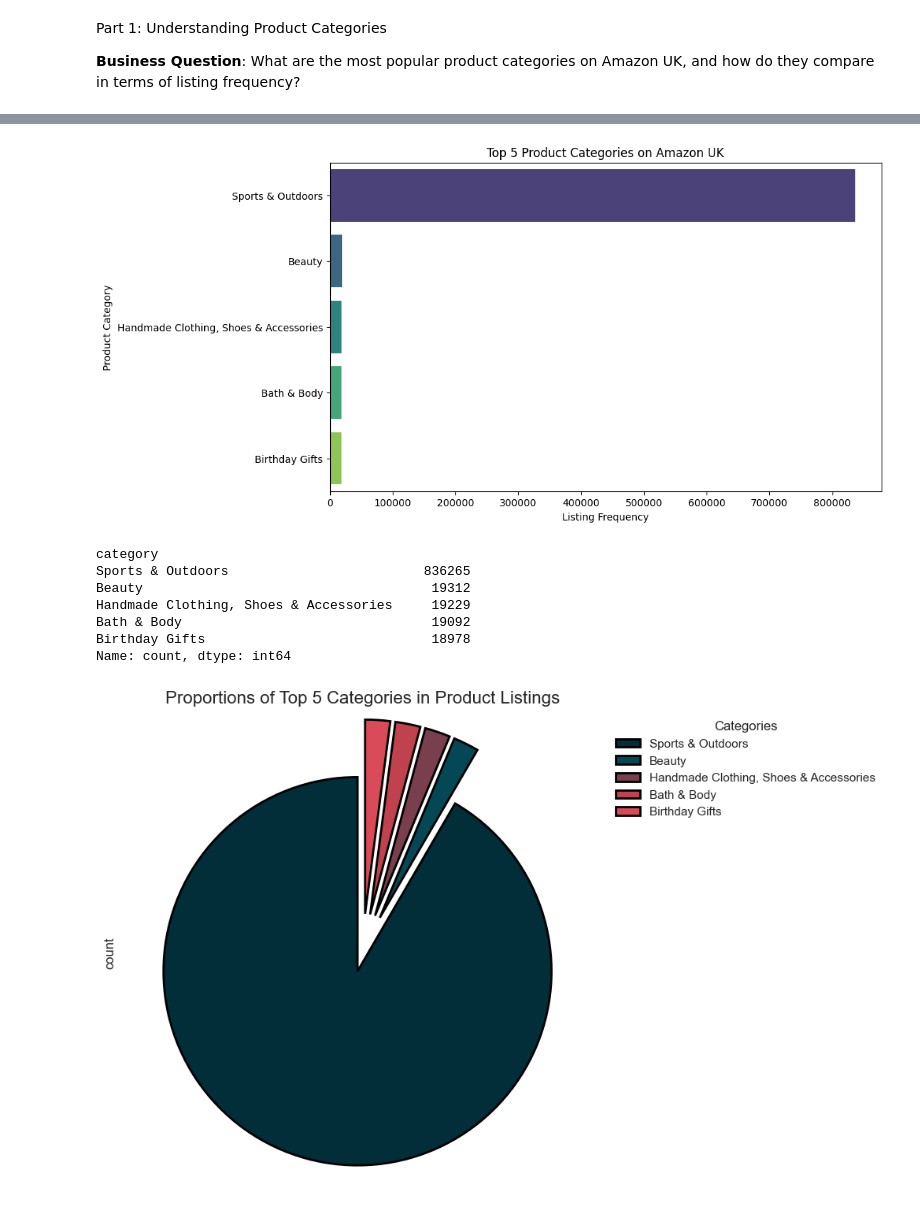
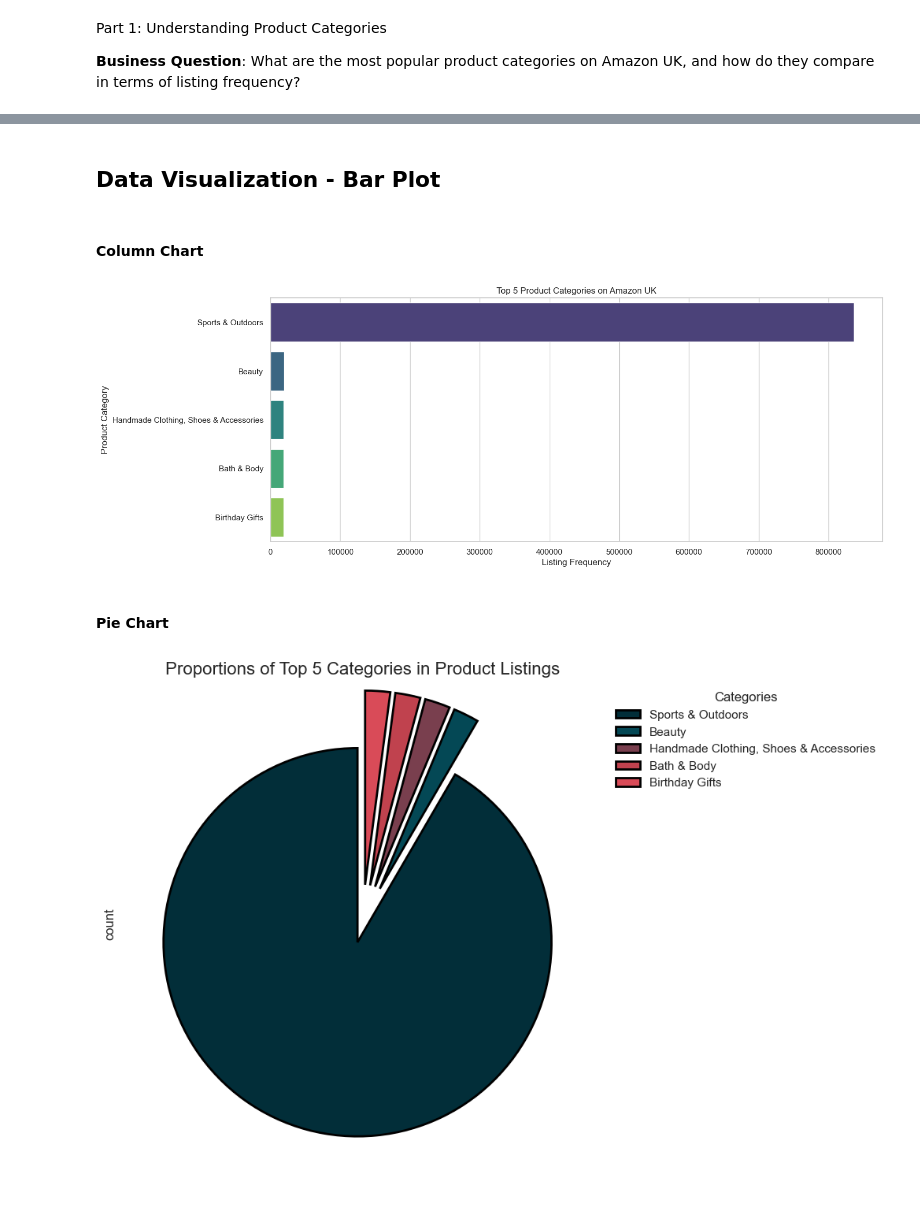
Before and after one commit to MarcelaCAE/lab-eda-univariate, a Jupyter notebook: Univariate_lab.ipynb, the cells around one changed output, grey strips where cells are left out. Cells and saved outputs as stored; diff of their text form; code cells hidden in the pictures.

```diff
--- a/Univariate_lab.ipynb
+++ b/Univariate_lab.ipynb
@@ -92,40 +88,28 @@ Name: count, dtype: int64
+# %% [markdown]
+## Data Visualization - Bar Plot
+# %% [markdown]
+#### Column Chart
 # %%
-#Product Distribution across top categories
-
-# top_5_categories
-top_5_categories = frequency_table_category = df['category'].value_counts().head()
-top_5_categories
-
-
-
 # visualization of the top 5 categories
 
-plt.figure(figsize=(10,6))
+plt.figure(figsize=(15,6))
 ax = sns.barplot(
     x=top_5_categories.values,
     y=top_5_categories.index,
     hue=top_5_categories.index,
     palette='viridis',
     legend=False
 )
 
 plt.title('Top 5 Product Categories on Amazon UK')
 plt.xlabel('Listing Frequency')
 plt.ylabel('Product Category')
 
 plt.show()
 # %% [output]
-[figure, old version]
+[figure, new version]
-# %%
-top_5_categories
-# %% [output]
-category
-Sports & Outdoors                         836265
-Beauty                                     19312
-Handmade Clothing, Shoes & Accessories     19229
-Bath & Body                                19092
-Birthday Gifts                             18978
-Name: count, dtype: int64
+# %% [markdown]
+#### Pie Chart
 # %%
 import matplotlib.pyplot as plt
 import seaborn as sns
```
Also changed, not shown: parts of 32 cells of this notebook.
